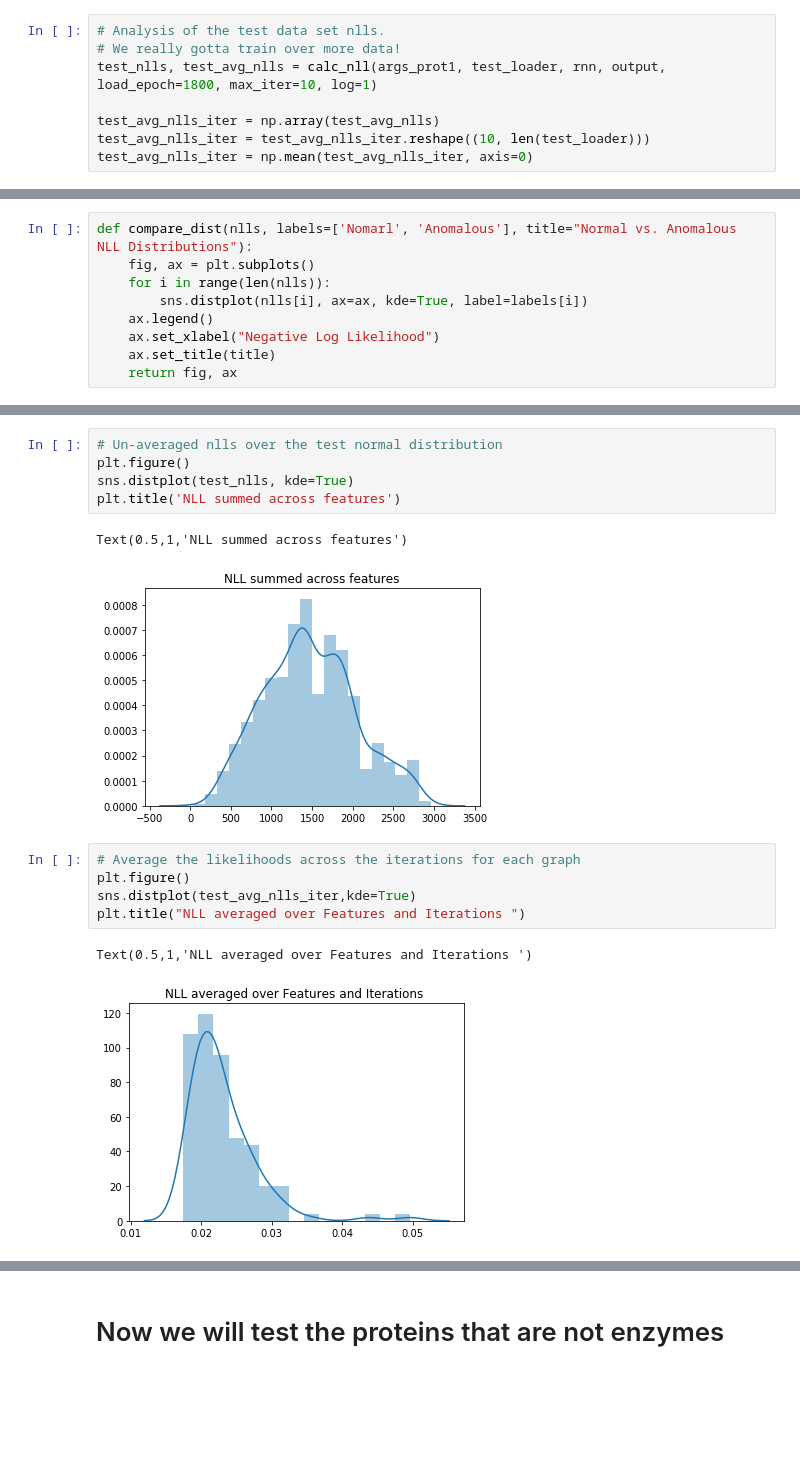
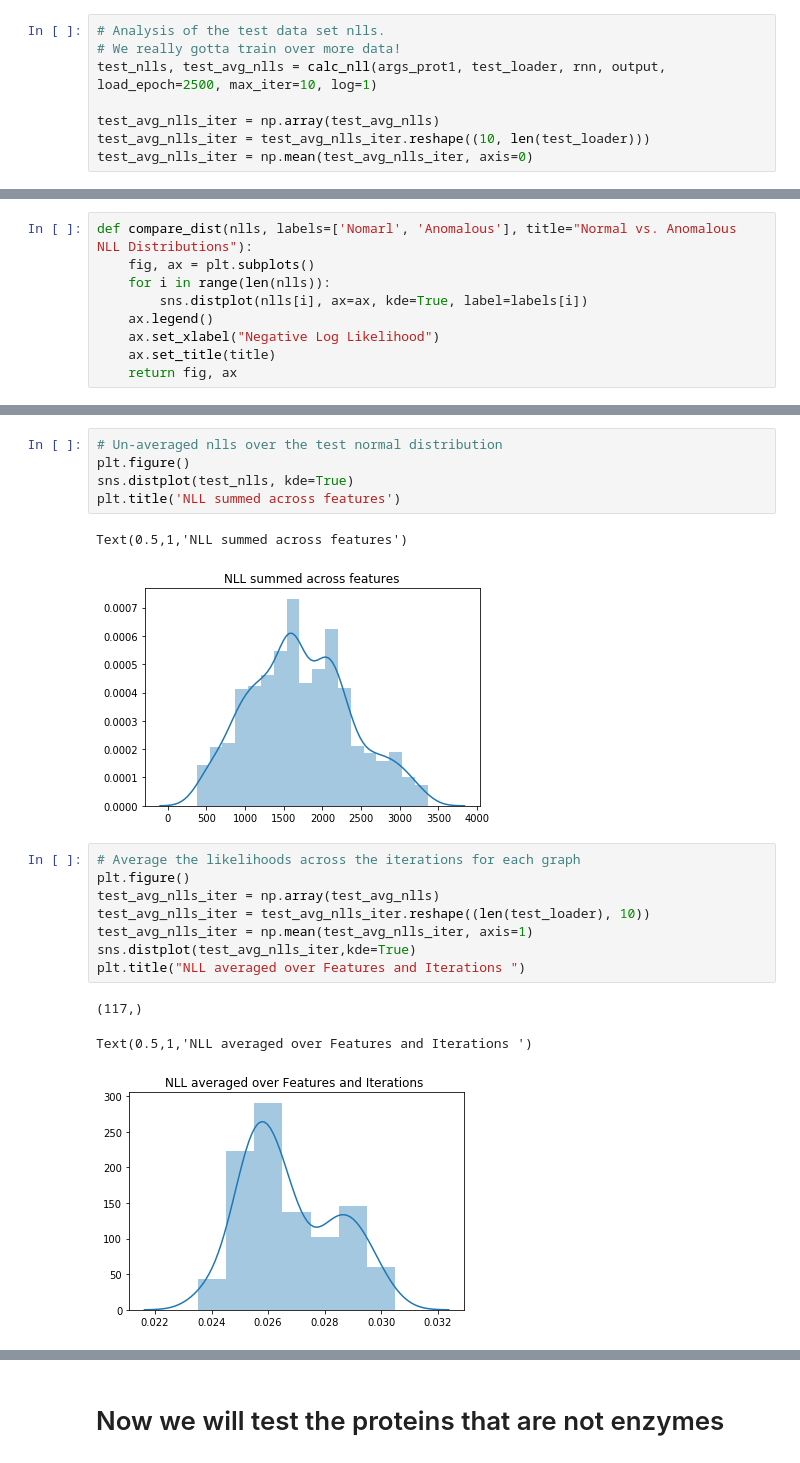
Before and after one commit to JiaxuanYou/graph-generation, a Jupyter notebook: Protein_Type_Comparison.ipynb, the cells around one changed output, grey strips where cells are left out. Drawn from its saved outputs; the diff is of its cells as text; blank space fills up the shorter version.

```diff
--- a/Protein_Type_Comparison.ipynb
+++ b/Protein_Type_Comparison.ipynb
@@ -75,7 +75,7 @@ Average Nll over train data: 1468.9610523973774
 # %%
 # Analysis of the test data set nlls.
 # We really gotta train over more data!
-test_nlls, test_avg_nlls = calc_nll(args_prot1, test_loader, rnn, output, load_epoch=1800, max_iter=10, log=1)
+test_nlls, test_avg_nlls = calc_nll(args_prot1, test_loader, rnn, output, load_epoch=2500, max_iter=10, log=1)
 
 test_avg_nlls_iter = np.array(test_avg_nlls)
 test_avg_nlls_iter = test_avg_nlls_iter.reshape((10, len(test_loader)))
@@ -133,15 +147,19 @@ sns.distplot(test_nlls, kde=True)
 plt.title('NLL summed across features')
 # %% [output]
 Text(0.5,1,'NLL summed across features')
-[figure, old version]
+[figure, new version]
 # %%
 # Average the likelihoods across the iterations for each graph
 plt.figure()
+test_avg_nlls_iter = np.array(test_avg_nlls)
+test_avg_nlls_iter = test_avg_nlls_iter.reshape((len(test_loader), 10))
+test_avg_nlls_iter = np.mean(test_avg_nlls_iter, axis=1)
 sns.distplot(test_avg_nlls_iter,kde=True)
 plt.title("NLL averaged over Features and Iterations ")
 # %% [output]
-Text(0.5,1,'NLL averaged over Features and Iterations ')
+(117,)
+Text(0.5,1,'NLL averaged over Features and Iterations ')
-[figure, old version]
+[figure, new version]
 # %%
 fig, ax = plt.subplots()
 for a in [train_avg_nlls_iter, test_avg_nlls_iter]:
```
Also changed, not shown: parts of 10 cells of this notebook, 15 other files.
